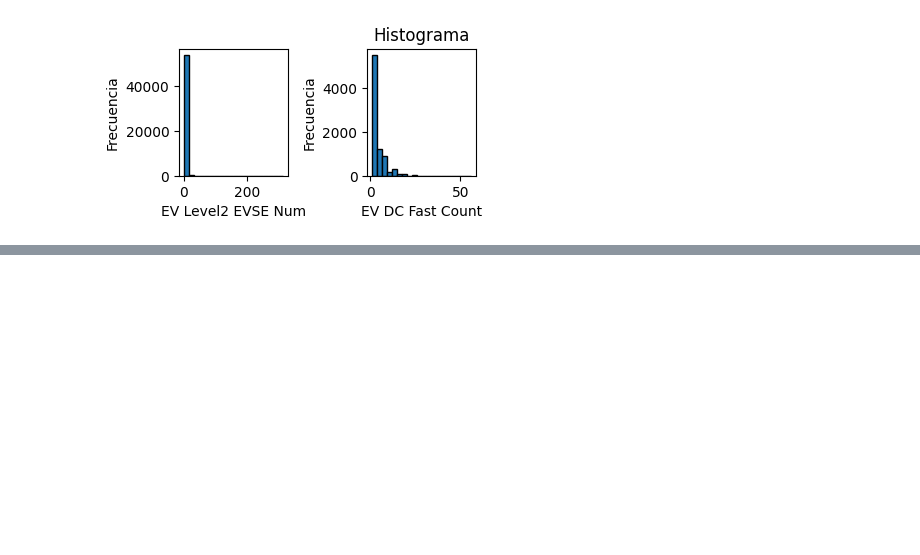
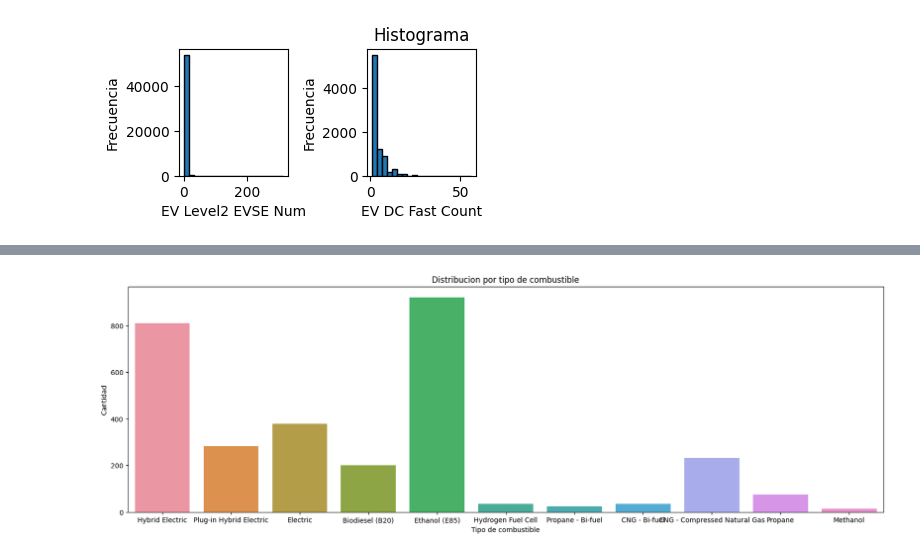
Before and after one commit to alanguev1/proyecto-final, a Jupyter notebook: Eda_preliminar.ipynb, the cells around one changed output, grey strips where cells are left out. Cells and saved outputs as stored; diff of their text form; code cells hidden in the pictures; blank space fills up the shorter version.

```diff
--- a/Eda_preliminar.ipynb
+++ b/Eda_preliminar.ipynb
@@ -583,0 +718,10 @@ plt.show()
+# %%
+#Analisamos los vehiculos según tipo de combustible que consume
+plt.figure(figsize=(20, 6))
+sns.countplot(x='Fuel', data=df_ligeros)
+plt.title('Distribucion por tipo de combustible')
+plt.xlabel('Tipo de combustible')
+plt.ylabel('Cantidad')
+plt.show()
+# %% [output]
+[figure, added]
```
Also changed, not shown: parts of 13 cells of this notebook.
